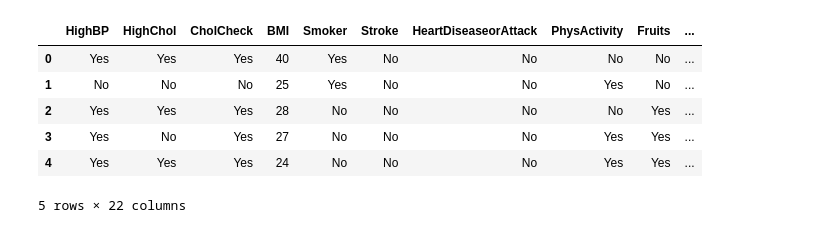
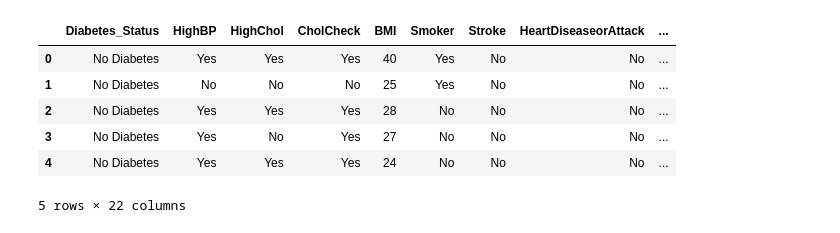
Before and after one commit to aileks/diabetes-brfss-eda, a Jupyter notebook: analysis.ipynb, the cells around one changed output. Saved outputs shown, nothing was run; the diff lists cells and outputs as text; code cells hidden in the pictures.

```diff
--- a/analysis.ipynb
+++ b/analysis.ipynb
@@ -108,5 +52,9 @@ dtype: float64
 # %%
 # Map numerical data to descriptive data
+# Create copy for cleaning
+df = df.rename(columns={'Diabetes_012': 'Diabetes_Status'})
+df_clean = df.copy()
+
 binary_map = {0: 'No', 1: 'Yes', 7: 'Not Sure', 9: 'No Response'}
 sex_map = {0: 'Female', 1: 'Male'}
 
@@ -152,43 +100,42 @@ income_map = {
 age_map = {
     1: '18-24', 2: '25-29', 3: '30-34', 4: '35-39', 5: '40-44',
     6: '45-49', 7: '50-54', 8: '55-59', 9: '60-64', 10: '65-69',
     11: '70-74', 12: '75-79', 13: '80+', 14: 'No Response'
 }
 
 
-df['Diabetes_Status'] = df['Diabetes_012'].map(diabetes_map)
-df = df.drop('Diabetes_012', axis=1)
+df_clean['Diabetes_Status'] = df_clean['Diabetes_Status'].map(diabetes_map)
 
 binary_cols = [
     'HighBP', 'HighChol', 'CholCheck', 'Smoker', 'Stroke',
     'HeartDiseaseorAttack', 'PhysActivity', 'Fruits', 'Veggies',
     'HvyAlcoholConsump', 'AnyHealthcare', 'NoDocbcCost', 'DiffWalk'
 ]
 
 for col in binary_cols:
     if col in df.columns:
-        df[col] = df[col].map(binary_map)
+        df_clean[col] = df_clean[col].map(binary_map)
 
 
-df['Sex'] = df['Sex'].map(sex_map)
+df_clean['Sex'] = df_clean['Sex'].map(sex_map)
 
 scale_mappings = {
     'GenHlth': gen_hlth_map,
     'Education': education_map,
     'Income': income_map,
     'Age': age_map
 }
 
 for col, mapping in scale_mappings.items():
     if col in df.columns:
-        df[col] = df[col].map(mapping)
+        df_clean[col] = df_clean[col].map(mapping)
 
-df.head()
+df_clean.head()
 # %% [output]
-|  | HighBP | HighChol | CholCheck | BMI | Smoker | Stroke | HeartDiseaseorAttack | PhysActivity | Fruits | ... |
-| 0 | Yes | Yes | Yes | 40 | Yes | No | No | No | No | ... |
-| 1 | No | No | No | 25 | Yes | No | No | Yes | No | ... |
-| 2 | Yes | Yes | Yes | 28 | No | No | No | No | Yes | ... |
-| 3 | Yes | No | Yes | 27 | No | No | No | Yes | Yes | ... |
-| 4 | Yes | Yes | Yes | 24 | No | No | No | Yes | Yes | ... |
+|  | Diabetes_Status | HighBP | HighChol | CholCheck | BMI | Smoker | Stroke | HeartDiseaseorAttack | ... |
+| 0 | No Diabetes | Yes | Yes | Yes | 40 | Yes | No | No | ... |
+| 1 | No Diabetes | No | No | No | 25 | Yes | No | No | ... |
+| 2 | No Diabetes | Yes | Yes | Yes | 28 | No | No | No | ... |
+| 3 | No Diabetes | Yes | No | Yes | 27 | No | No | No | ... |
+| 4 | No Diabetes | Yes | Yes | Yes | 24 | No | No | No | ... |
 5 rows × 22 columns
```
Also changed, not shown: parts of 19 cells of this notebook, 2 other files.
